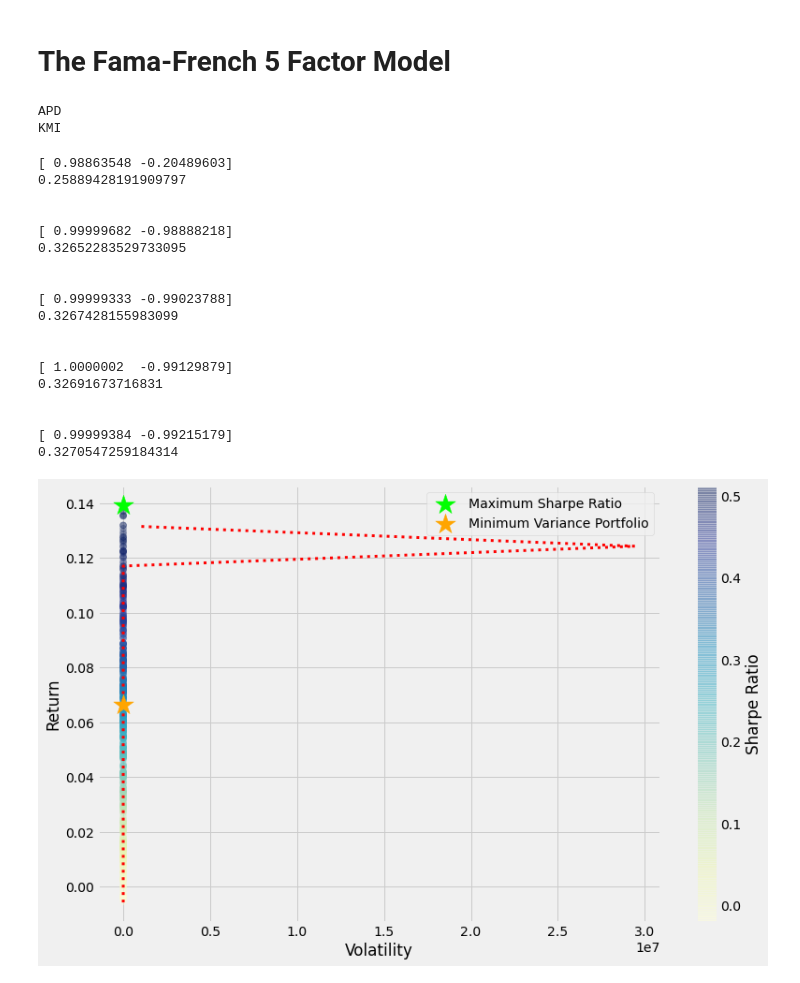
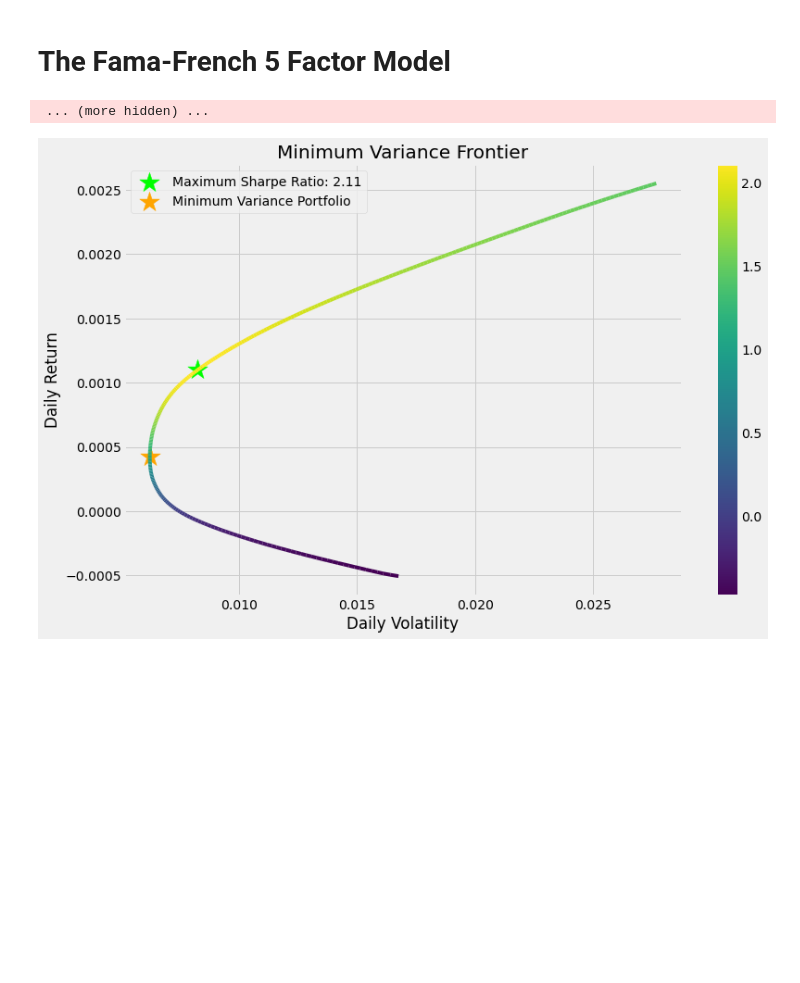
Before and after one commit to skk82/StockIndicatorAnalysis, a Jupyter notebook: analysis/FamaFrench5Factor.ipynb, the cells around one changed output. Drawn from its saved outputs; the diff is of its cells as text; code cells hidden in the pictures; blank space fills up the shorter version.

```diff
--- a/analysis/FamaFrench5Factor.ipynb
+++ b/analysis/FamaFrench5Factor.ipynb
@@ -15,39 +15,18 @@ if not os.path.isdir(TICKER_PATH) or len(os.listdir(TICKER_PATH)) == 0:
     %run ../stock_script.py start=$START_DATE end=$END_DATE path=$TICKER_PATH
 # %%
 df_list = list()
-for file in np.random.choice(os.listdir(TICKER_PATH), size=2):
+for file in os.listdir(TICKER_PATH):
     temp = pd.read_csv(TICKER_PATH+file, parse_dates=[0])
     temp['ticker'] = file.split('_')[0]
-    print(file.split('_')[0])
     df_list.append(temp)
 
 df = pd.concat(df_list)
-# %% [output]
-APD
-KMI
 # %%
 from portfolio_functions.minimum_variance_portfolio import MinimumVariancePortfolio
 # %%
 mvp = MinimumVariancePortfolio(df)
 # %%
-mvp.plot_minimum_variance_frontier(iters=500, points=20)
+mvp.plot_minimum_variance_frontier()
 # %% [output]
-[ 0.98863548 -0.20489603]
-0.25889428191909797
-
-
-[ 0.99999682 -0.98888218]
-0.32652283529733095
-
-
-[ 0.99999333 -0.99023788]
-0.3267428155983099
-
-
-[ 1.0000002  -0.99129879]
-0.32691673716831
-
-
-[ 0.99999384 -0.99215179]
-0.3270547259184314
+ ... (more hidden) ...
-[figure, old version]
+[figure, new version]
```
Also changed, not shown: parts of 15 cells of this notebook.
